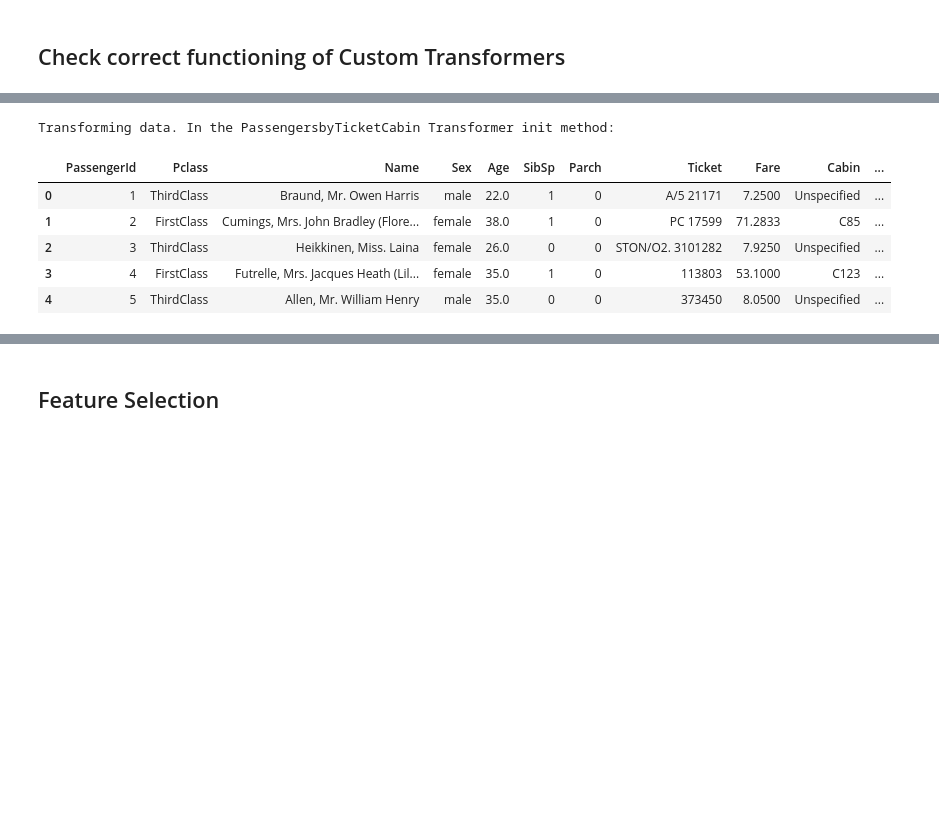
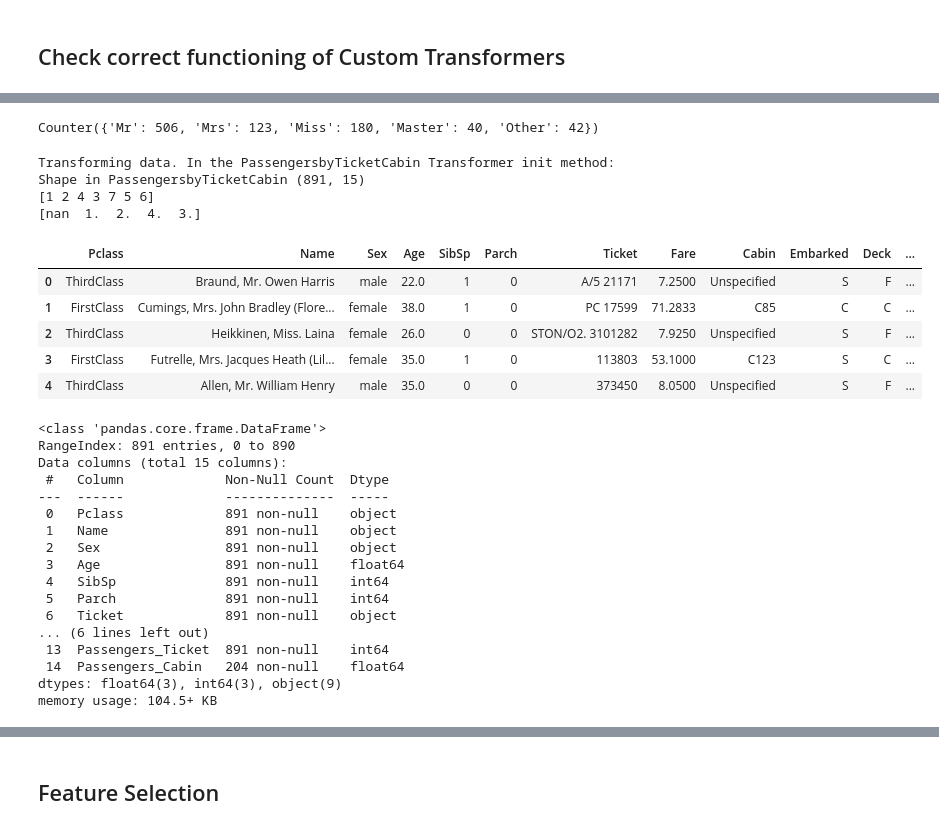
Before and after one commit to sbmoyano/data_science_projects, a Jupyter notebook: kaggle_titanic_competition/kaggle_titanic_competition_classification.ipynb, the cells around one changed output, grey strips where cells are left out. Cells and saved outputs as stored; diff of their text form; code cells hidden in the pictures; blank space fills up the shorter version.

```diff
--- a/kaggle_titanic_competition/kaggle_titanic_competition_classification.ipynb
+++ b/kaggle_titanic_competition/kaggle_titanic_competition_classification.ipynb
@@ -816,7 +891,7 @@ class PassengersbyTicketCabin(BaseEstimator, TransformerMixin):
         self.passengers_by_ticket = {}
         self.passenger_by_cabin = {}
         self.pass_by_cabin = None
-        print("Transforming data. In the PassengersbyTicketCabin Transformer init method: ")
+        #print("Transforming data. In the PassengersbyTicketCabin Transformer init method: ")
 
     def fit(self, X, y=None):
 
@@ -828,11 +903,22 @@ class PassengersbyTicketCabin(BaseEstimator, TransformerMixin):
 
         return self
 
-    def transform(self, X, y=None):
+    def transform(self, X):
 
+        X = X.copy()
+        #X["Passengers_Ticket"] = 0
+        #X["Passengers_Cabin"] = 0
         # map into DataFrame
         X["Passengers_Ticket"] = X["Ticket"].map(self.passengers_by_ticket)
-        X["Passegers_Cabin"] = X["Cabin"].map(self.passenger_by_cabin)
+        X["Passengers_Cabin"] = X["Cabin"].map(self.passenger_by_cabin)
+        X.loc[X["Passengers_Ticket"].isnull(), "Passengers_Ticket"] = 0
+        X.loc[X["Passengers_Cabin"].isnull(), "Passengers_Cabin"] = 0
+
+        X.drop(columns="PassengerId", inplace=True)
+
+        #print("Shape in PassengersbyTicketCabin", X.shape)
+        #print(X["Passengers_Ticket"].unique())
+        #print(X["Passengers_Cabin"].unique())
 
         return X
 # %% [markdown]
@@ -1002,6 +1141,7 @@ class CustomRandomForestSelector(BaseEstimator, TransformerMixin):
 # %%
 ageimp = AgeImputer()
-ageimp = ageimp.fit(X)
-X_age = ageimp.transform(X)
+X_age = ageimp.fit_transform(X_train)
+display(X_age.head())
 X_age.describe()
+X_age.info()
 # %% [output]
@@ -1018,7 +1225,7 @@ Transforming data. In the AgeImputer Transformer init method:
 # %%
 cds = CabinDeckSectionUnspecified()
-cds = cds.fit(X_age)
-X_age_cds = cds.transform(X_age)
-X_age_cds.head()
+X_age_cds = cds.fit_transform(X_age)
+display(X_age_cds.head())
+X_age_cds.shape
 # %% [output]
 Transforming data. In the CabinDeckSectionUnspecified Transformer init method:
@@ -1044,7 +1279,9 @@ Transforming data. In the MostCommonDeckSectionImputer Transformer init method:
 # %%
-ticket = TicketNewFeatures()
+ticket = TicketTitle()
 ticket = ticket.fit(X_age_cds_dsi)
 X_age_cds_dsi_ticket = ticket.transform(X_age_cds_dsi)
-X_age_cds_dsi_ticket.head()
+display(X_age_cds_dsi_ticket.head())
+X_age_cds_dsi_ticket.shape
+X_age_cds_dsi_ticket.info()
 # %% [output]
 Transforming data. In the TicketNewFeatures Transformer init method:
@@ -1070,13 +1312,39 @@ Transforming data. In the TitleNewFeature Transformer init method:
+# %%
+Counter(X_age_cds_dsi_ticket["Title"])
+# %% [output]
+Counter({'Mr': 506, 'Mrs': 123, 'Miss': 180, 'Master': 40, 'Other': 42})
 # %%
 pcabin = PassengersbyTicketCabin()
-pcabin = pcabin.fit(X_age_cds_dsi_ticket_title)
-X_age_cds_dsi_ticket_title_pass = pcabin.transform(X_age_cds_dsi_ticket_title)
-X_age_cds_dsi_ticket_title_pass.head()
+pcabin = pcabin.fit(X_age_cds_dsi_ticket)
+X_age_cds_dsi_ticket_pass = pcabin.transform(X_age_cds_dsi_ticket)
+display(X_age_cds_dsi_ticket_pass.head())
+X_age_cds_dsi_ticket_pass.shape
+X_age_cds_dsi_ticket_pass.info()
 # %% [output]
 Transforming data. In the PassengersbyTicketCabin Transformer init method:
+Shape in PassengersbyTicketCabin (891, 15)
+[1 2 4 3 7 5 6]
+[nan  1.  2.  4.  3.]
-|  | PassengerId | Pclass | Name | Sex | Age | SibSp | Parch | Ticket | Fare | Cabin | ... |
-| 0 | 1 | ThirdClass | Braund, Mr. Owen Harris | male | 22.0 | 1 | 0 | A/5 21171 | 7.2500 | Unspecified | ... |
-| 1 | 2 | FirstClass | Cumings, Mrs. John Bradley (Flore... | female | 38.0 | 1 | 0 | PC 17599 | 71.2833 | C85 | ... |
-| 2 | 3 | ThirdClass | Heikkinen, Miss. Laina | female | 26.0 | 0 | 0 | STON/O2. 3101282 | 7.9250 | Unspecified | ... |
-| 3 | 4 | FirstClass | Futrelle, Mrs. Jacques Heath (Lil... | female | 35.0 | 1 | 0 | 113803 | 53.1000 | C123 | ... |
-| 4 | 5 | ThirdClass | Allen, Mr. William Henry | male | 35.0 | 0 | 0 | 373450 | 8.0500 | Unspecified | ... |
+|  | Pclass | Name | Sex | Age | SibSp | Parch | Ticket | Fare | Cabin | Embarked | Deck | ... |
+| 0 | ThirdClass | Braund, Mr. Owen Harris | male | 22.0 | 1 | 0 | A/5 21171 | 7.2500 | Unspecified | S | F | ... |
+| 1 | FirstClass | Cumings, Mrs. John Bradley (Flore... | female | 38.0 | 1 | 0 | PC 17599 | 71.2833 | C85 | C | C | ... |
+| 2 | ThirdClass | Heikkinen, Miss. Laina | female | 26.0 | 0 | 0 | STON/O2. 3101282 | 7.9250 | Unspecified | S | F | ... |
+| 3 | FirstClass | Futrelle, Mrs. Jacques Heath (Lil... | female | 35.0 | 1 | 0 | 113803 | 53.1000 | C123 | S | C | ... |
+| 4 | ThirdClass | Allen, Mr. William Henry | male | 35.0 | 0 | 0 | 373450 | 8.0500 | Unspecified | S | F | ... |
+<class 'pandas.core.frame.DataFrame'>
+RangeIndex: 891 entries, 0 to 890
+Data columns (total 15 columns):
+ #   Column             Non-Null Count  Dtype
+---  ------             --------------  -----
+ 0   Pclass             891 non-null    object
+ 1   Name               891 non-null    object
+ 2   Sex                891 non-null    object
+ 3   Age                891 non-null    float64
+ 4   SibSp              891 non-null    int64
+ 5   Parch              891 non-null    int64
+ 6   Ticket             891 non-null    object
+... (6 lines left out)
+ 13  Passengers_Ticket  891 non-null    int64
+ 14  Passengers_Cabin   204 non-null    float64
+dtypes: float64(3), int64(3), object(9)
+memory usage: 104.5+ KB
```
Also changed, not shown: parts of 104 cells of this notebook.
